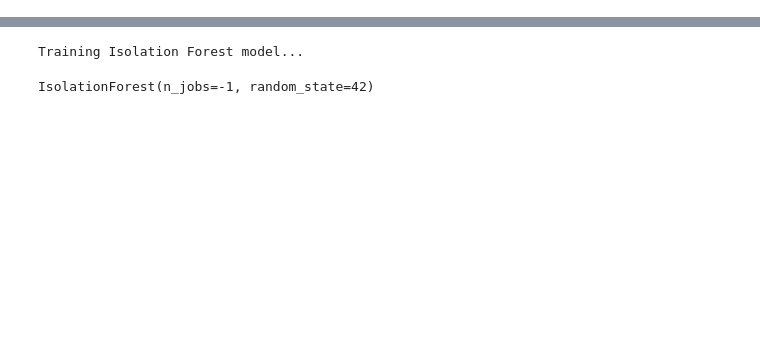
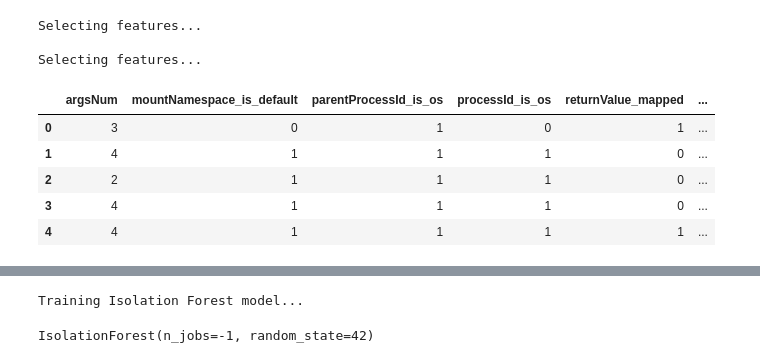
Before and after one commit to FKBGrenshe/G9Proj, a Jupyter notebook: train_treeModel/BETHwayIsolationForestModel.ipynb, the cells around one changed output, grey strips where cells are left out. Cells and saved outputs as stored; diff of their text form; code cells hidden in the pictures; blank space fills up the shorter version.

```diff
--- a/train_treeModel/BETHwayIsolationForestModel.ipynb
+++ b/train_treeModel/BETHwayIsolationForestModel.ipynb
@@ -184,12 +185,22 @@ def select_features(transfer_data: pd.DataFrame) -> pd.DataFrame:
     # transfer_data['']
     return train_features
 # %%
-# train_features = select_features(transfer_data)
-# validation_features = select_features(validation_transfer_data)
-# train_features.head()
+train_features = select_features(transfer_data)
+validation_features = select_features(validation_transfer_data)
+train_features.head()
 
-train_features = transfer_data
-validation_features = validation_transfer_data
+# train_features = transfer_data
+# validation_features = validation_transfer_data
+# %% [output]
+Selecting features...
+
+Selecting features...
+|  | argsNum | mountNamespace_is_default | parentProcessId_is_os | processId_is_os | returnValue_mapped | ... |
+| 0 | 3 | 0 | 1 | 0 | 1 | ... |
+| 1 | 4 | 1 | 1 | 1 | 0 | ... |
+| 2 | 2 | 1 | 1 | 1 | 0 | ... |
+| 3 | 4 | 1 | 1 | 1 | 0 | ... |
+| 4 | 4 | 1 | 1 | 1 | 1 | ... |
 # %%
 # ========== 3. 特征-目标分离 ==========
 
```
Also changed, not shown: parts of 9 cells of this notebook, 3 other files.
